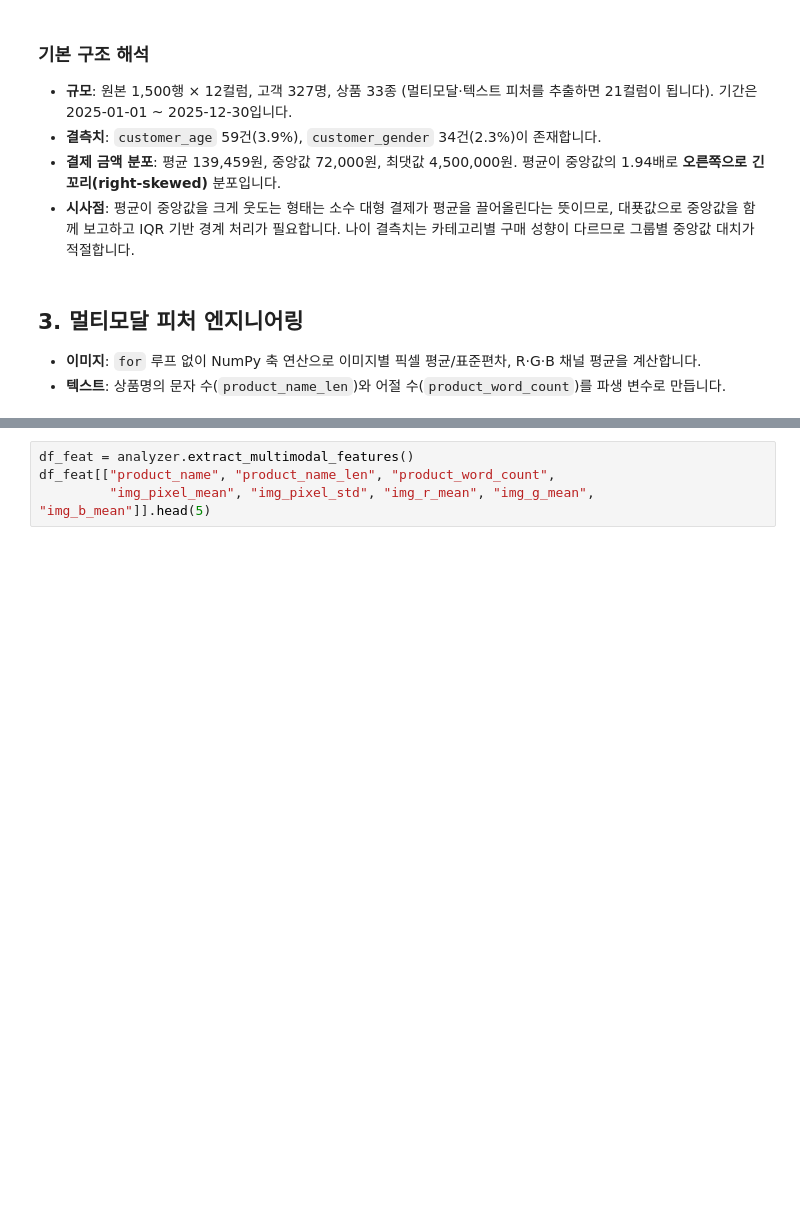
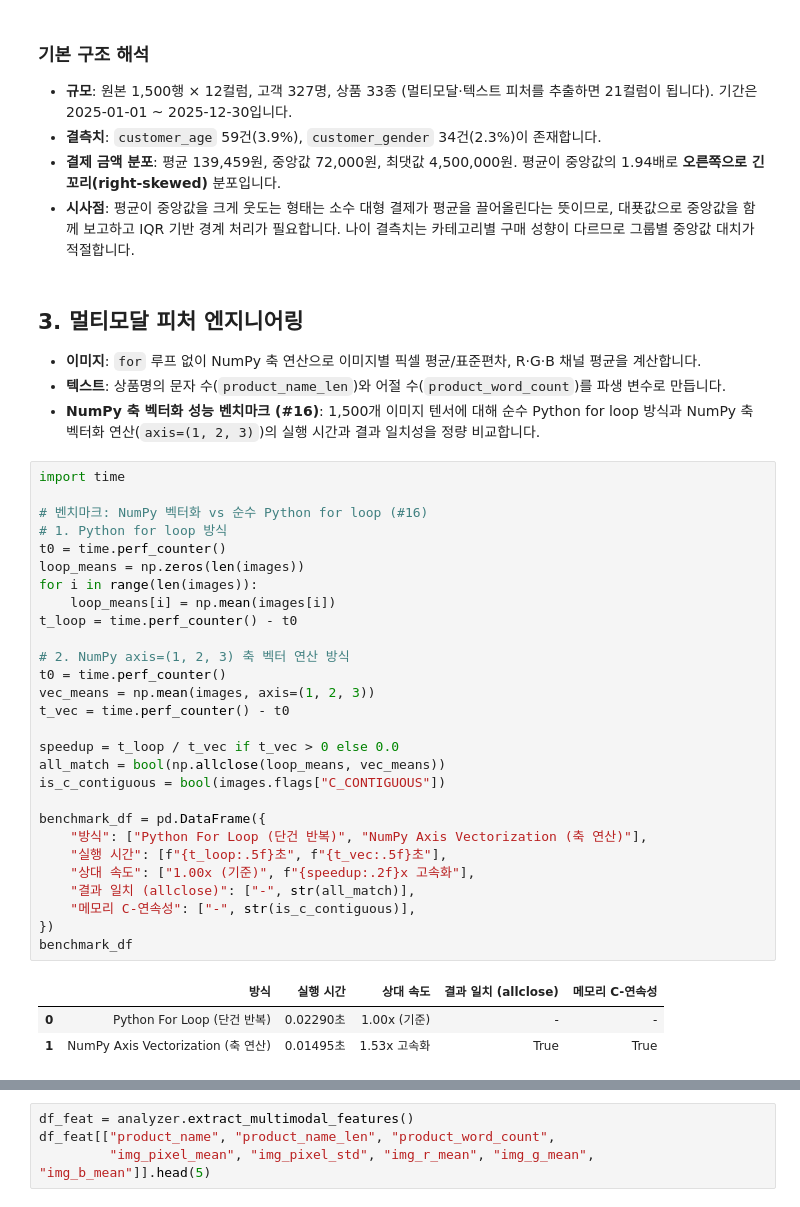
Before and after one commit to sonjehyun123-maker/Codyssey_AI-SW_advanced, a Jupyter notebook: Data_Analysis/A1-1/notebooks/analysis_report.ipynb, the cells around one changed output, grey strips where cells are left out. Saved outputs shown, nothing was run; the diff lists cells and outputs as text; blank space fills up the shorter version.

Commit message:
fix(A1-1): resolve 8 evaluation gaps (#2, #4, #5, #6, #12, #13, #16, #17) with execution log and benchmarks

```diff
--- a/Data_Analysis/A1-1/notebooks/analysis_report.ipynb
+++ b/Data_Analysis/A1-1/notebooks/analysis_report.ipynb
@@ -118,3 +118,36 @@ df.describe().T
 ## 3. 멀티모달 피처 엔지니어링
 - **이미지**: `for` 루프 없이 NumPy 축 연산으로 이미지별 픽셀 평균/표준편차, R·G·B 채널 평균을 계산합니다.
 - **텍스트**: 상품명의 문자 수(`product_name_len`)와 어절 수(`product_word_count`)를 파생 변수로 만듭니다.
+- **NumPy 축 벡터화 성능 벤치마크 (#16)**: 1,500개 이미지 텐서에 대해 순수 Python for loop 방식과 NumPy 축 벡터화 연산(`axis=(1, 2, 3)`)의 실행 시간과 결과 일치성을 정량 비교합니다.
+# %%
+import time
+
+# 벤치마크: NumPy 벡터화 vs 순수 Python for loop (#16)
+# 1. Python for loop 방식
+t0 = time.perf_counter()
+loop_means = np.zeros(len(images))
+for i in range(len(images)):
+    loop_means[i] = np.mean(images[i])
+t_loop = time.perf_counter() - t0
+
+# 2. NumPy axis=(1, 2, 3) 축 벡터 연산 방식
+t0 = time.perf_counter()
+vec_means = np.mean(images, axis=(1, 2, 3))
+t_vec = time.perf_counter() - t0
+
+speedup = t_loop / t_vec if t_vec > 0 else 0.0
+all_match = bool(np.allclose(loop_means, vec_means))
+is_c_contiguous = bool(images.flags["C_CONTIGUOUS"])
+
+benchmark_df = pd.DataFrame({
+    "방식": ["Python For Loop (단건 반복)", "NumPy Axis Vectorization (축 연산)"],
+    "실행 시간": [f"{t_loop:.5f}초", f"{t_vec:.5f}초"],
+    "상대 속도": ["1.00x (기준)", f"{speedup:.2f}x 고속화"],
+    "결과 일치 (allclose)": ["-", str(all_match)],
+    "메모리 C-연속성": ["-", str(is_c_contiguous)],
+})
+benchmark_df
+# %% [output]
+|  | 방식 | 실행 시간 | 상대 속도 | 결과 일치 (allclose) | 메모리 C-연속성 |
+| 0 | Python For Loop (단건 반복) | 0.02290초 | 1.00x (기준) | - | - |
+| 1 | NumPy Axis Vectorization (축 연산) | 0.01495초 | 1.53x 고속화 | True | True |
```
Also changed, not shown: parts of 9 cells of this notebook, 4 other files.
